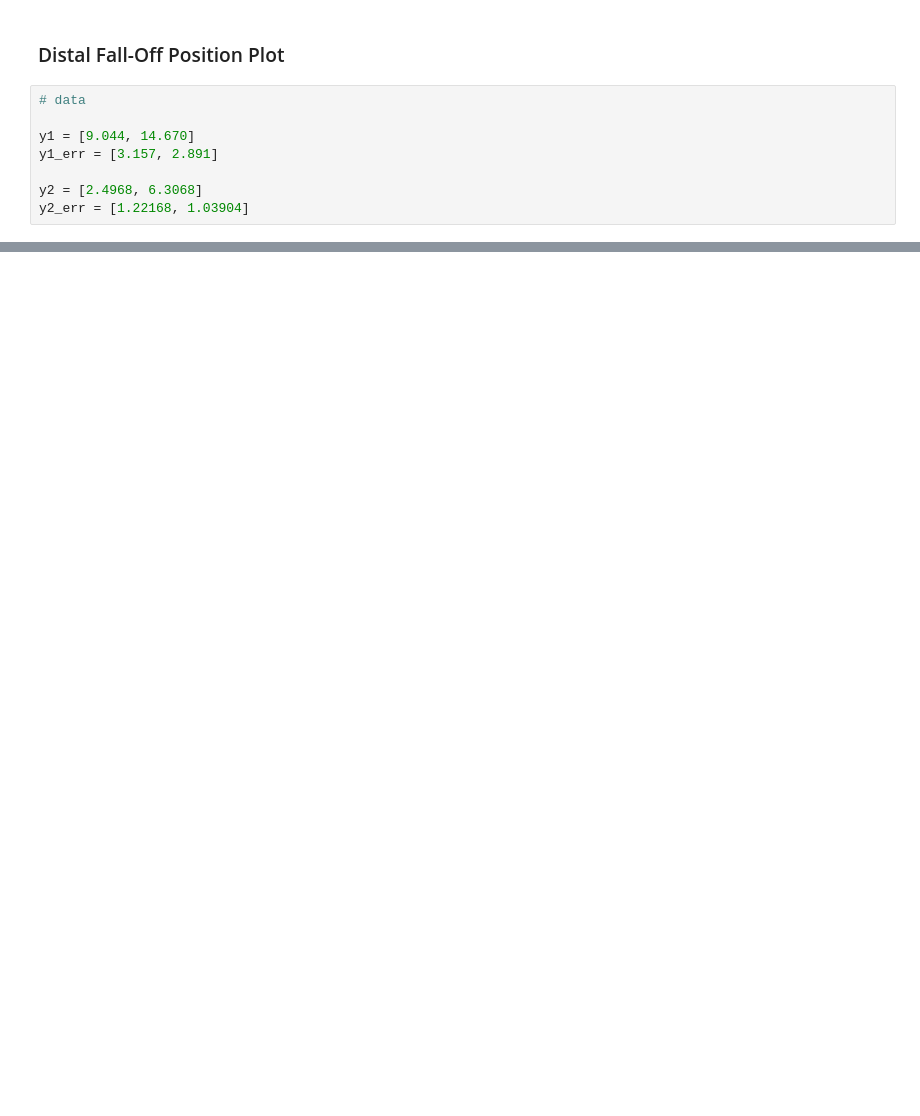
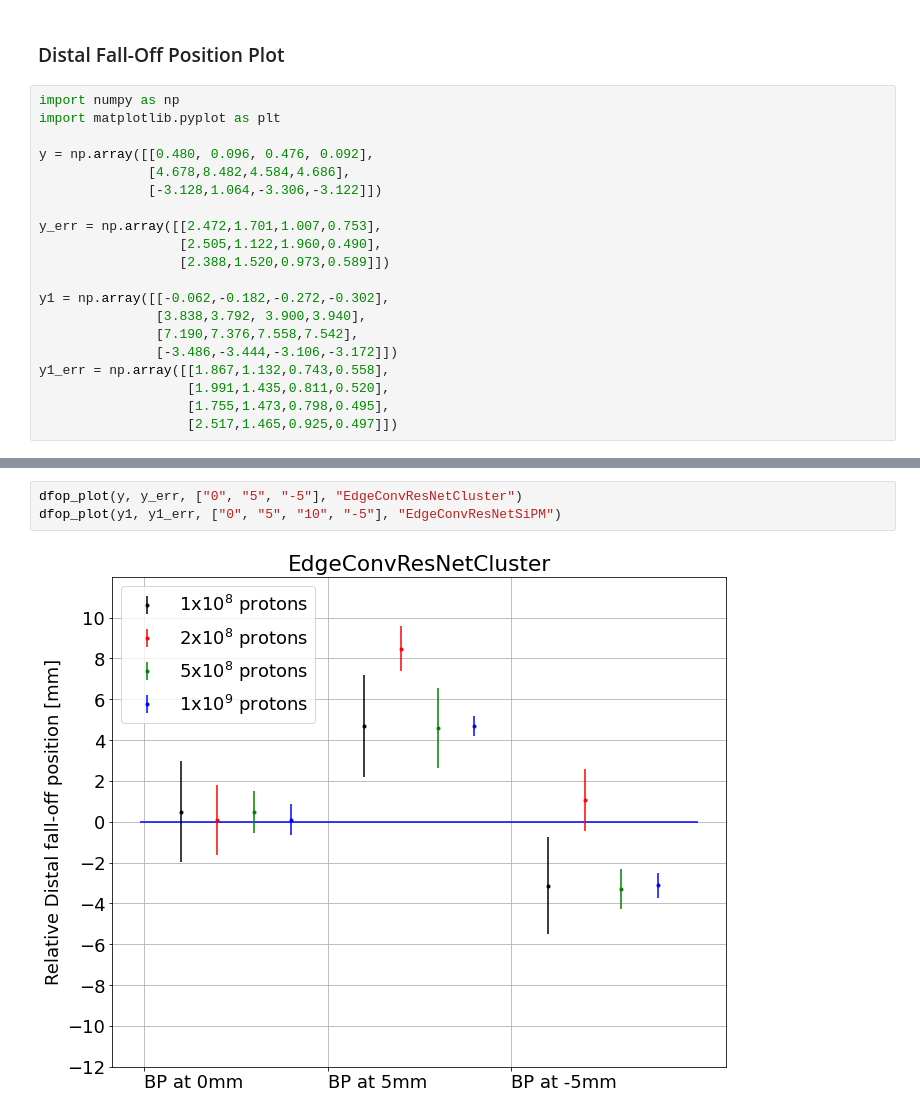
Before and after one commit to SiFi-CC/SiFiCC-SplitNeuralNetwork, a Jupyter notebook: scripts/hardcoded_plots.ipynb, the cells around one changed output, grey strips where cells are left out. Saved outputs shown, nothing was run; the diff lists cells and outputs as text; blank space fills up the shorter version.

```diff
--- a/scripts/hardcoded_plots.ipynb
+++ b/scripts/hardcoded_plots.ipynb
@@ -1,11 +1,23 @@
 # %% [markdown]
 ### Distal Fall-Off Position Plot ###
 # %%
-# data
+import numpy as np
+import matplotlib.pyplot as plt
 
-y1 = [9.044, 14.670]
-y1_err = [3.157, 2.891]
+y = np.array([[0.480, 0.096, 0.476, 0.092],
+              [4.678,8.482,4.584,4.686],
+              [-3.128,1.064,-3.306,-3.122]])
 
-y2 = [2.4968, 6.3068]
-y2_err = [1.22168, 1.03904]
+y_err = np.array([[2.472,1.701,1.007,0.753],
+                  [2.505,1.122,1.960,0.490],
+                  [2.388,1.520,0.973,0.589]])
+
+y1 = np.array([[-0.062,-0.182,-0.272,-0.302],
+               [3.838,3.792, 3.900,3.940],
+               [7.190,7.376,7.558,7.542],
+               [-3.486,-3.444,-3.106,-3.172]])
+y1_err = np.array([[1.867,1.132,0.743,0.558],
+                   [1.991,1.435,0.811,0.520],
+                   [1.755,1.473,0.798,0.495],
+                   [2.517,1.465,0.925,0.497]])
 # %%
@@ -47,0 +56,5 @@ plt.show()
+# %%
+dfop_plot(y, y_err, ["0", "5", "-5"], "EdgeConvResNetCluster")
+dfop_plot(y1, y1_err, ["0", "5", "10", "-5"], "EdgeConvResNetSiPM")
+# %% [output]
+[figure, added]
```
Also changed, not shown: parts of 2 cells of this notebook, 15 other files.
